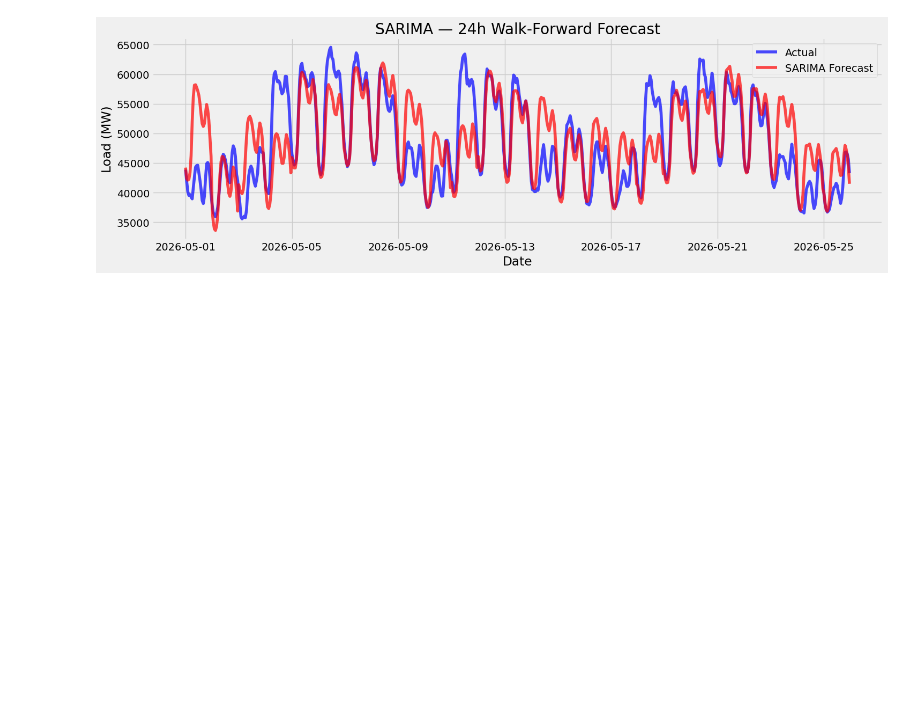
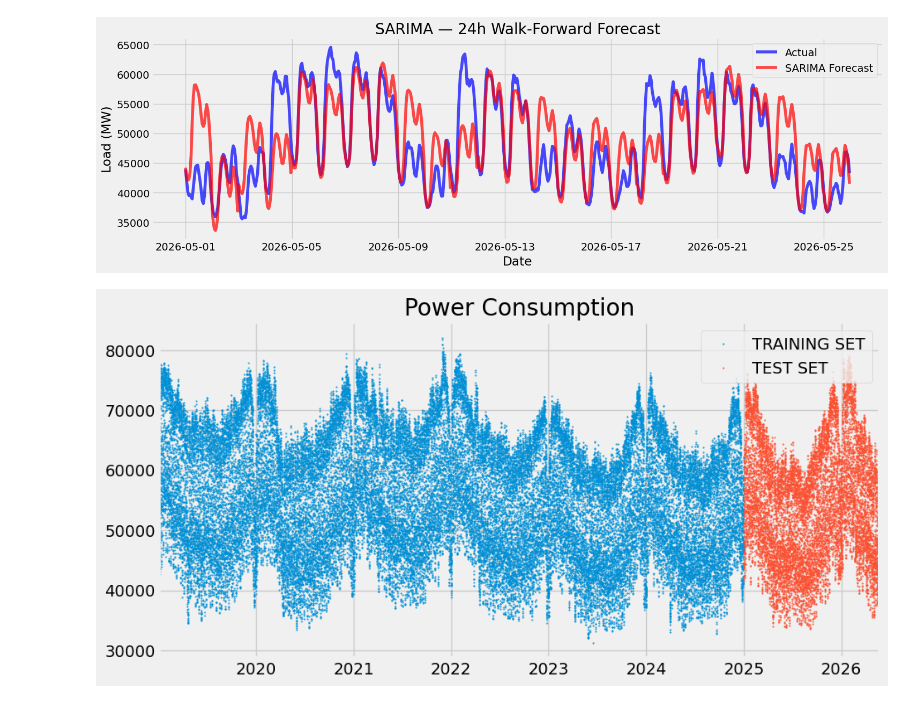
Before and after one commit to samithcsachi/grid-forecast, a Jupyter notebook: research/Model_Experiments.ipynb, the cells around one changed output. Saved outputs shown, nothing was run; the diff lists cells and outputs as text; code cells hidden in the pictures; blank space fills up the shorter version.

Commit message:
Model Experiments - Prophet

```diff
--- a/research/Model_Experiments.ipynb
+++ b/research/Model_Experiments.ipynb
@@ -187,3 +191,20 @@ plt.tight_layout()
 plt.show()
 # %% [output]
 [figure]
+# %%
+train_prophet= df_sarima[df_sarima.index < '2025-01-01']
+test_prophet  = df_sarima[df_sarima.index >= '2025-01-01']
+
+
+
+# Plot train and test so you can see where we have split
+df_combined = pd.concat([
+    train_prophet.rename('TRAINING SET'),
+    test_prophet.rename('TEST SET')
+], axis=1)
+
+# Plot
+df_combined.plot(figsize=(10, 5), title='Power Consumption', style='.', ms=1)
+plt.show()
+# %% [output]
+[figure, added]
```
Also changed, not shown: parts of 9 cells of this notebook, 2 other files.
